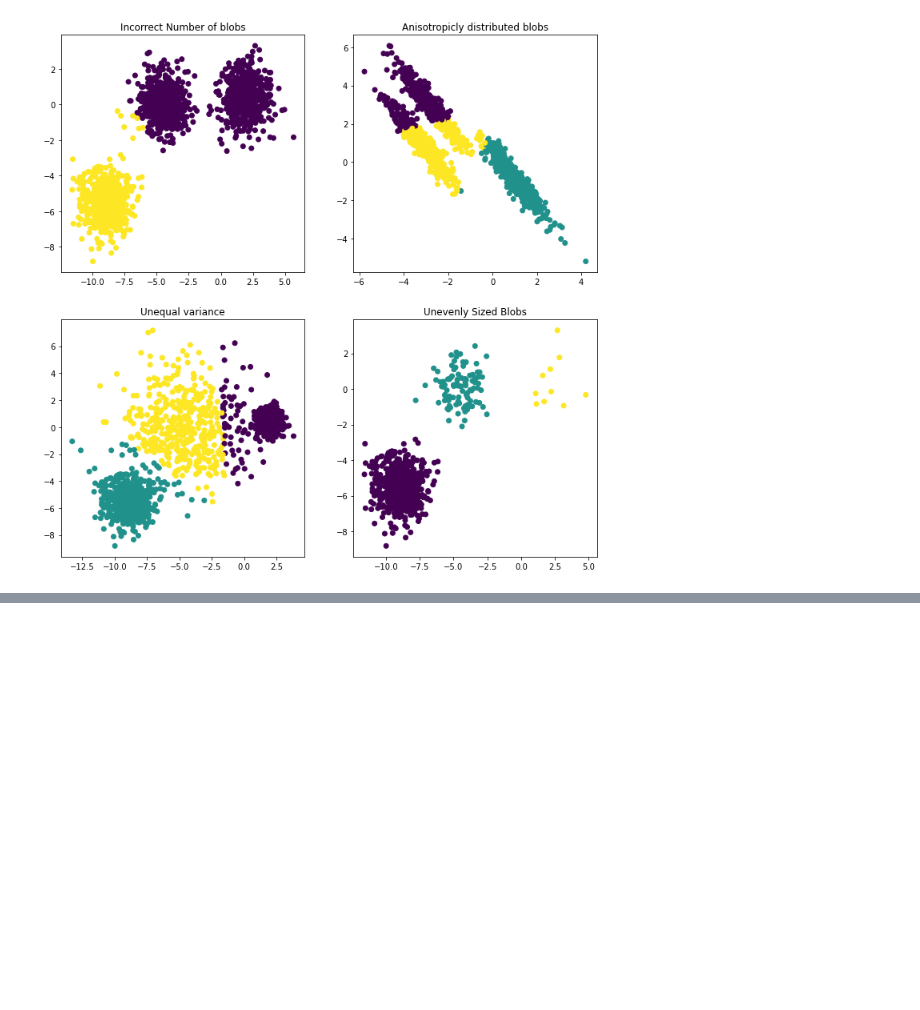
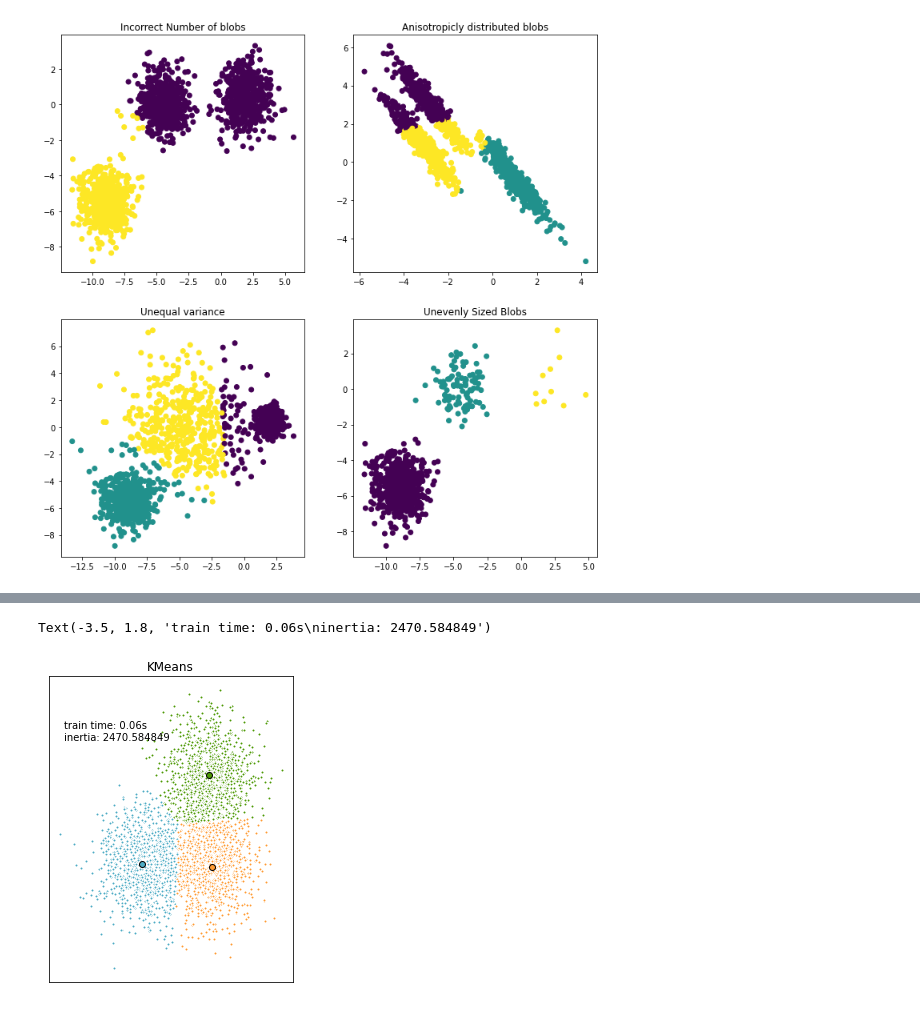
Before and after one commit to notlosca/Data-Science-Lab-Notebooks, a Jupyter notebook: unsupervised/clustering.ipynb, the cells around one changed output, grey strips where cells are left out. Saved outputs shown, nothing was run; the diff lists cells and outputs as text; code cells hidden in the pictures; blank space fills up the shorter version.

```diff
--- a/unsupervised/clustering.ipynb
+++ b/unsupervised/clustering.ipynb
@@ -88,0 +310,78 @@ plt.show()
+# %%
+from time import time
+import numpy as np
+import matplotlib.pyplot as plt
+
+from sklearn.cluster import KMeans, MiniBatchKMeans
+from sklearn.metrics.pairwise import pairwise_distances_argmin
+from sklearn.datasets import make_blobs
+
+#### Generate sample data ####
+np.random.seed(0)
+
+batch_size = 45
+centers = [[1,1], [-1,-1], [1,-1]]
+n_clusters = len(centers)
+X, labels_true = make_blobs(n_samples=3000, centers=centers, cluster_std=0.7)
+#### Generate sample data ####
+
+#### Compute clustering with K Means ####
+k_means = KMeans(init='k-means++', n_clusters=3, n_init=10)
+t0 = time()
+k_means.fit(X)
+t_batch = time() - t0
+#### Compute clustering with K Means ####
+
+#### Compute clustering with Mini Batch K Means ####
+mbk = MiniBatchKMeans(
+    n_clusters=3,
+    init='k-means++',
+    batch_size=batch_size,
+    n_init=10,
+    max_no_improvement=10,
+    verbose=0,
+)
+
+t0 = time()
+mbk.fit(X)
+t_mini_batch = time() - t0
+#### Compute clustering with Mini Batch K Means ####
+
+#### Plot the results ####
+fig = plt.figure(figsize=(12,5))
+fig.subplots_adjust(left=0.02, right=0.98, bottom=0.05, top=0.9)
+colors = ["#4EACC5", "#FF9C34", "#4E9A06"]
+
+# We want to have the same colors for the same cluster from the
+# MiniBatchKMeans and the KMeans algorithm. Let's pair the cluster centers per
+# closest one.
+k_means_cluster_centers = k_means.cluster_centers_
+order = pairwise_distances_argmin(k_means.cluster_centers_, mbk.cluster_centers_)
+mbk_means_cluster_centers = mbk.cluster_centers_[order]
+
+k_means_labels = pairwise_distances_argmin(X, k_means_cluster_centers)
+mbk_means_labels = pairwise_distances_argmin(X, mbk_means_cluster_centers)
+
+# KMeans
+ax = fig.add_subplot(1,3,1)
+for k, col in zip(range(n_clusters), colors):
+    my_members = k_means_labels == k
+    cluster_center = k_means_cluster_centers[k]
+    ax.plot(X[my_members, 0], X[my_members,1], 'w', markerfacecolor=col, marker='.')
+    ax.plot(
+        cluster_center[0],
+        cluster_center[1],
+        'o',
+        markerfacecolor=col,
+        markeredgecolor='k',
+        markersize=6,
+    )
+ax.set_title('KMeans')
+ax.set_xticks(())
+ax.set_yticks(())
+plt.text(-3.5, 1.8, "train time: %.2fs\ninertia: %f" % (t_batch, k_means.inertia_))
+
+#### Plot the results ####
+# %% [output]
+Text(-3.5, 1.8, 'train time: 0.06s\ninertia: 2470.584849')
+[figure, added]
```
Also changed, not shown: parts of 17 cells of this notebook.
